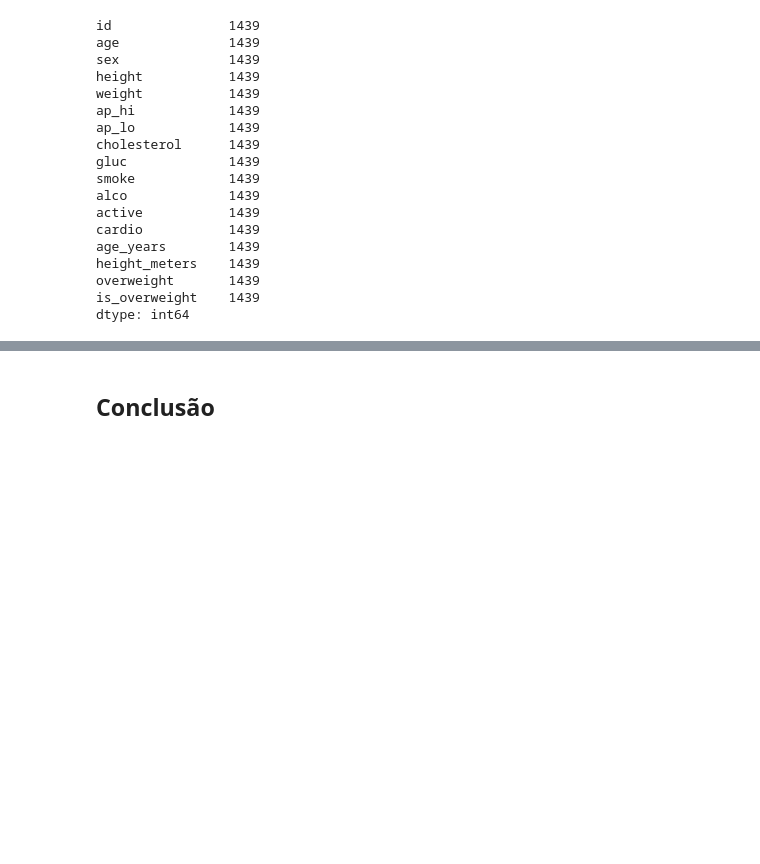
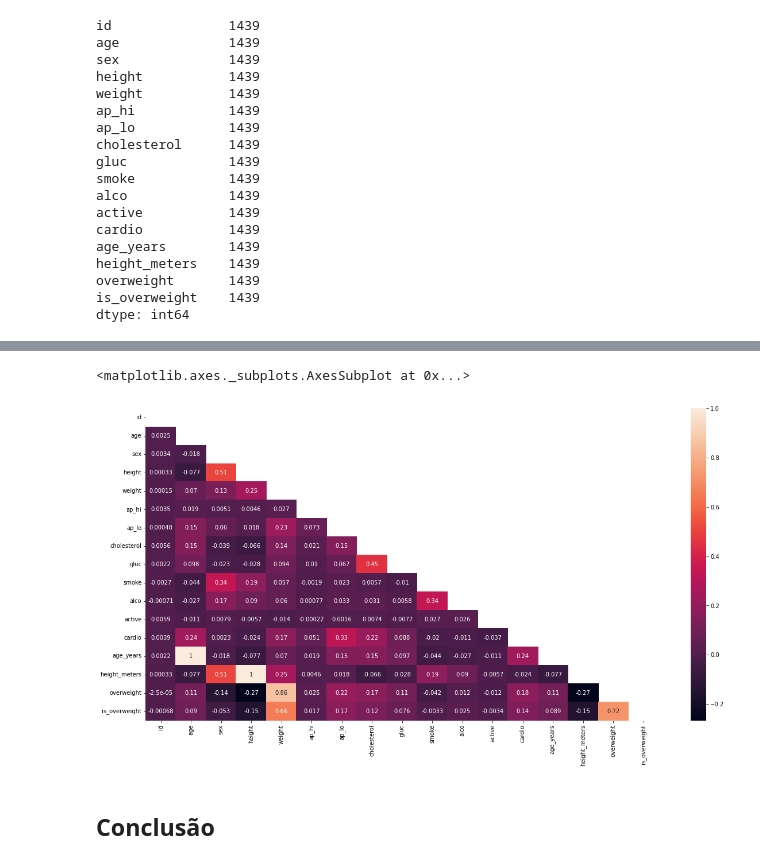
Before and after one commit to FranciniSantana/data-analysis-python-FreeCodeCamp, a Jupyter notebook: Projeto_Medical_Data_Visualizer.ipynb, the cells around one changed output, grey strips where cells are left out. Saved outputs shown, nothing was run; the diff lists cells and outputs as text; code cells hidden in the pictures; blank space fills up the shorter version.

```diff
--- a/Projeto_Medical_Data_Visualizer.ipynb
+++ b/Projeto_Medical_Data_Visualizer.ipynb
@@ -428,0 +429,2 @@ dtype: int64
+# %%
+df3 = df[(df['weight'] <= df['weight'].quantile(0.975)) & (df['weight'] >= df['weight'].quantile(0.025)) & (df['height'] <= df['height'].quantile(0.975))& (df['height'] >= df['height'].quantile(0.025)) & (df['ap_lo'] <= df['ap_hi'])]
@@ -428,0 +451,3 @@ dtype: int64
+# %%
+df3_corr = df3.corr()
+df3_corr
@@ -429,2 +473,11 @@ dtype: int64
+# %%
+mask = np.zeros_like( df3_corr, dtype=np.bool_)
+mask[np.triu_indices_from(mask)] = True
+# %%
+plt.figure(figsize = (20,10)) #definir primeiro o tamanho da figura com matplotlib
+sns.heatmap(data = df3_corr,annot=True,mask=mask)
+# %% [output]
+<matplotlib.axes._subplots.AxesSubplot at 0x...>
+[figure, added]
 # %% [markdown]
 ## Conclusão
```
Also changed, not shown: parts of 14 cells of this notebook.
